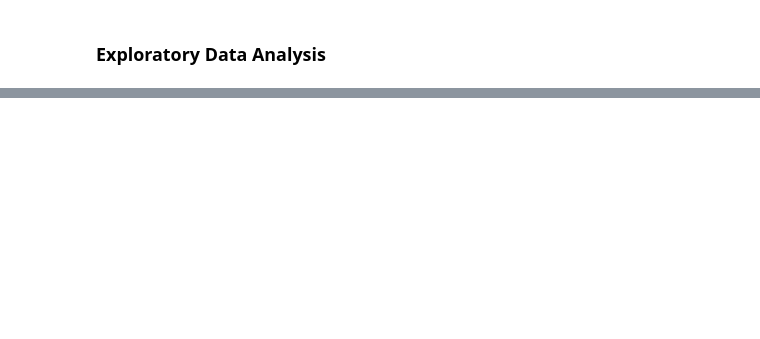
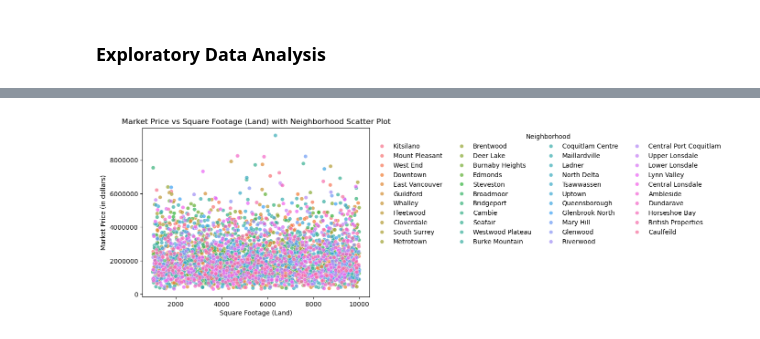
Before and after one commit to wilkmzhou/vancouverHousePricePrediction, a Jupyter notebook: VancouverHousingPrices.ipynb, the cells around one changed output, grey strips where cells are left out. Cells and saved outputs as stored; diff of their text form; code cells hidden in the pictures; blank space fills up the shorter version.

Commit message:
shuffled dataset observations and improved plots

```diff
--- a/VancouverHousingPrices.ipynb
+++ b/VancouverHousingPrices.ipynb
@@ -24,6 +42,11 @@ corr.style.background_gradient(cmap = "coolwarm").format(precision = 3)
 # %%
 Sq_Mp_Neigh_Plot = sb.scatterplot(data = rawHousingData, x = "Square Footage (Land)", y = "Market Price", hue = "Neighborhood", alpha = 0.7)
 sb.move_legend(Sq_Mp_Neigh_Plot, "upper left", bbox_to_anchor= (1,1), frameon = False, ncol = 4)
+Sq_Mp_Neigh_Plot.set_ylabel("Market Price (in dollars)")
+Sq_Mp_Neigh_Plot.set_title("Market Price vs Square Footage (Land) with Neighborhood Scatter Plot")
+Sq_Mp_Neigh_Plot.ticklabel_format(style = "plain", axis = "y")
+# %% [output]
+[figure, added]
 # %%
 Year_Mp_Pt_Plot = sb.scatterplot(data = rawHousingData, x = "Year", y = "Market Price", hue = "Property Type", alpha = 0.7)
 
```
Also changed, not shown: parts of 8 cells of this notebook.
